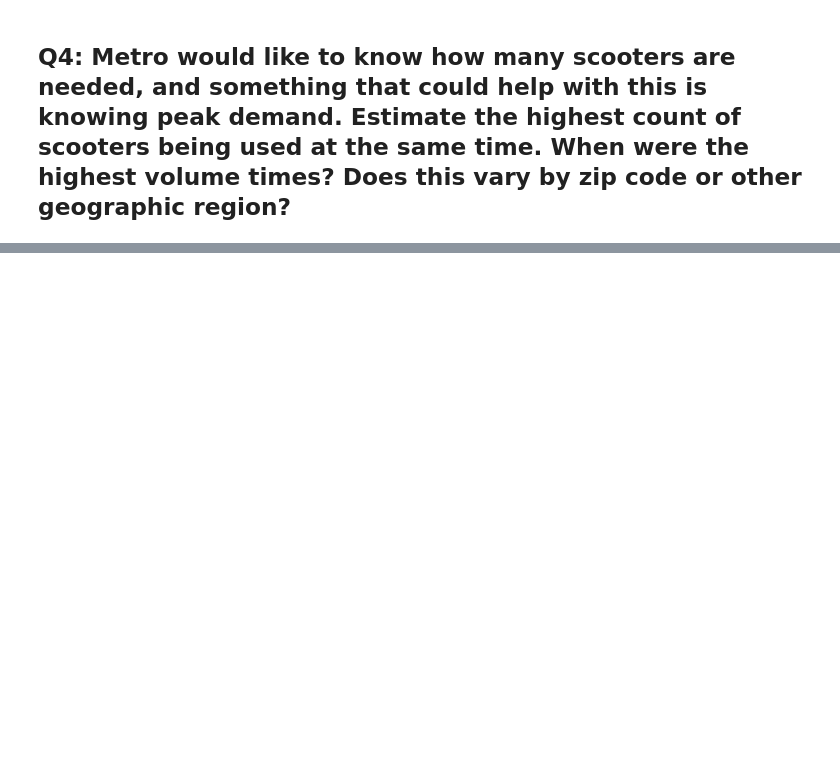
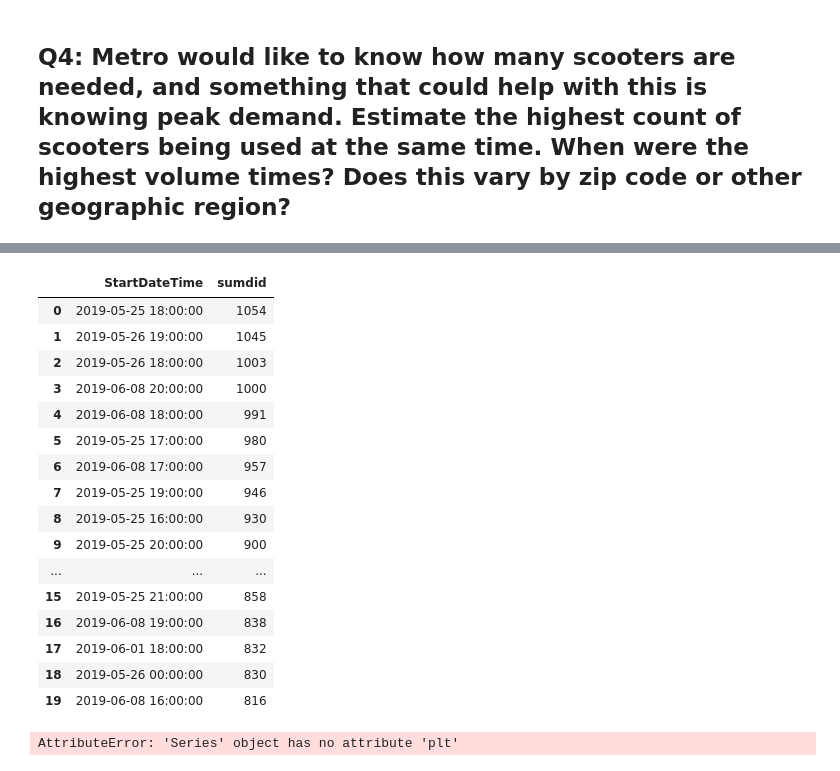
Before and after one commit to NSS-Data-Analytics-Cohort-11/scooters-supreme, a Jupyter notebook: notebooks/scooters.ipynb, the cells around one changed output, grey strips where cells are left out. Drawn from its saved outputs; the diff is of its cells as text; code cells hidden in the pictures; blank space fills up the shorter version.

```diff
--- a/notebooks/scooters.ipynb
+++ b/notebooks/scooters.ipynb
@@ -306,0 +283,46 @@ memory usage: 77.7+ MB
+# %%
+#grouping scooter use by date & hour
+
+(trips
+ .groupby(pd.Grouper(key = 'StartDateTime',     # point it to your datetime column
+                     freq = '1h',               # How much do you want to group together values?
+                     origin = 'epoch'           # This will start times at midnight of 1970-01-01.
+                                                # This ensures that we are starting our first grouped period on the hour
+                    ))
+ ['sumdid']
+ .nunique() #shows only unique scooters being used during that time (if scooter is used more than once in an hour)
+ .sort_values(ascending = False)
+ .reset_index()
+ .head(20)
+)
+# %% [output]
+|  | StartDateTime | sumdid |
+| 0 | 2019-05-25 18:00:00 | 1054 |
+| 1 | 2019-05-26 19:00:00 | 1045 |
+| 2 | 2019-05-26 18:00:00 | 1003 |
+| 3 | 2019-06-08 20:00:00 | 1000 |
+| 4 | 2019-06-08 18:00:00 | 991 |
+| 5 | 2019-05-25 17:00:00 | 980 |
+| 6 | 2019-06-08 17:00:00 | 957 |
+| 7 | 2019-05-25 19:00:00 | 946 |
+| 8 | 2019-05-25 16:00:00 | 930 |
+| 9 | 2019-05-25 20:00:00 | 900 |
+| ... | ... | ... |
+| 15 | 2019-05-25 21:00:00 | 858 |
+| 16 | 2019-06-08 19:00:00 | 838 |
+| 17 | 2019-06-01 18:00:00 | 832 |
+| 18 | 2019-05-26 00:00:00 | 830 |
+| 19 | 2019-06-08 16:00:00 | 816 |
+# %%
+#plotting
+(trips
+ .groupby(pd.Grouper(key = 'StartDateTime',
+                     freq = '1h',
+                     origin = 'epoch'
+
+                    ))
+ ['sumdid']
+ .nunique()
+.plt.bar(df.x_axis, df.y_axis));
+# %% [output]
+AttributeError: 'Series' object has no attribute 'plt'
```
Also changed, not shown: parts of 37 cells of this notebook.
